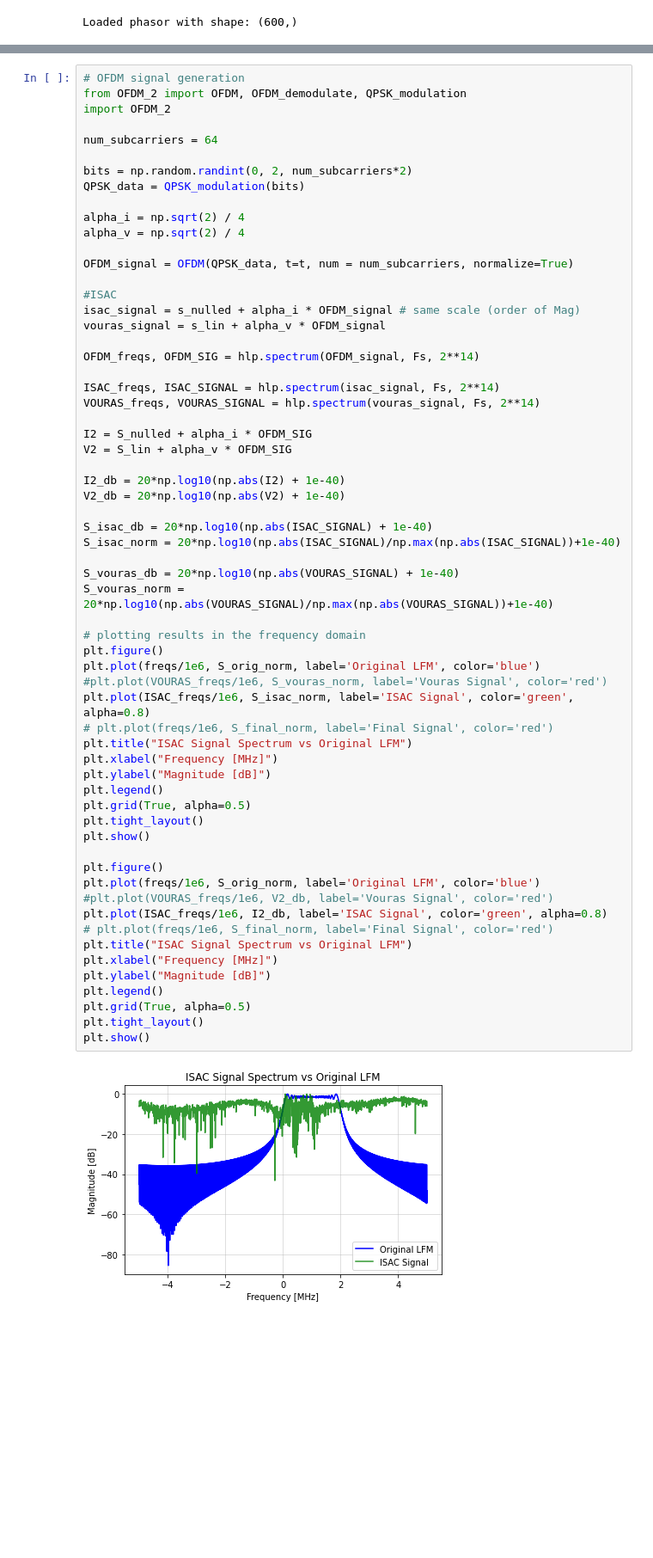
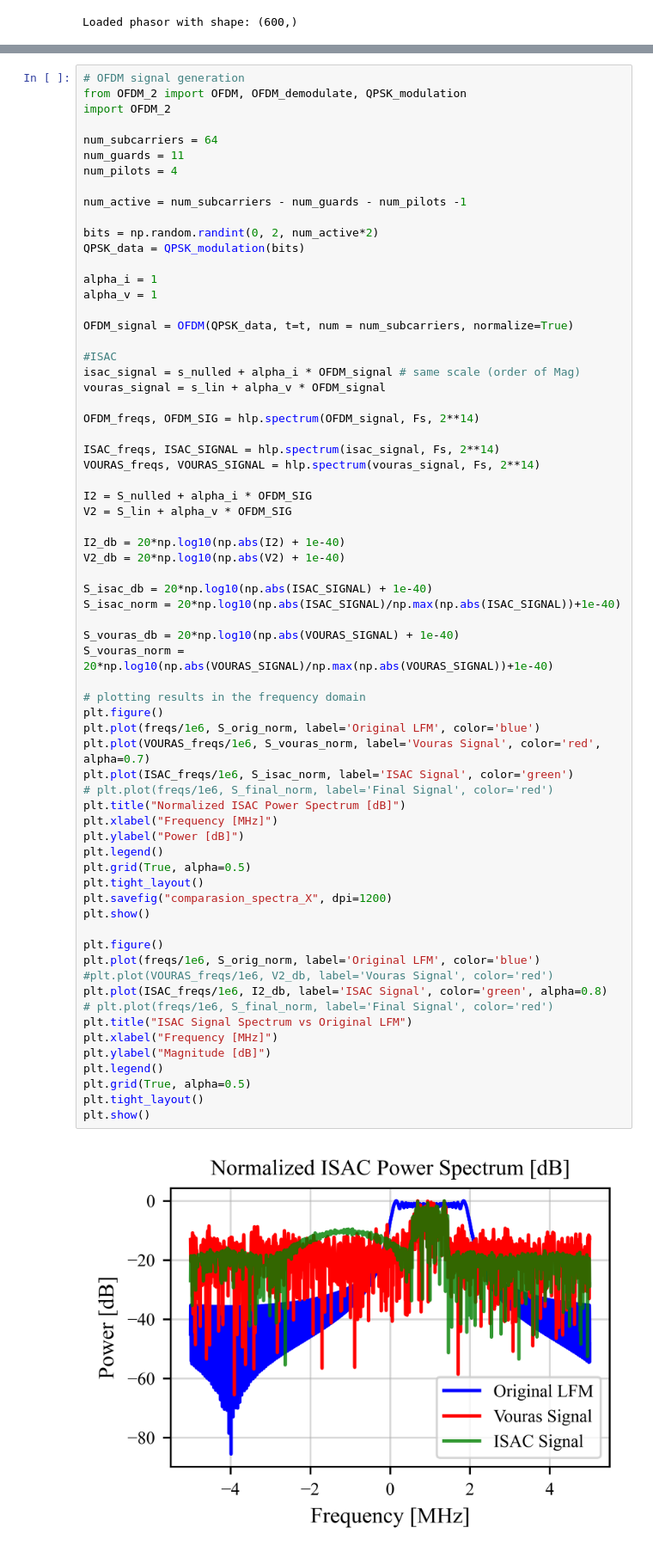
Before and after one commit to OriNik100/Spec_Null, a Jupyter notebook: ofdm_creation.ipynb, the cells around one changed output, grey strips where cells are left out. Shown at 86% size. Cells and saved outputs as stored; diff of their text form; blank space fills up the shorter version.

```diff
--- a/ofdm_creation.ipynb
+++ b/ofdm_creation.ipynb
@@ -58,12 +82,16 @@ from OFDM_2 import OFDM, OFDM_demodulate, QPSK_modulation
 import OFDM_2
 
 num_subcarriers = 64
+num_guards = 11
+num_pilots = 4
 
-bits = np.random.randint(0, 2, num_subcarriers*2)
+num_active = num_subcarriers - num_guards - num_pilots -1
+
+bits = np.random.randint(0, 2, num_active*2)
 QPSK_data = QPSK_modulation(bits)
 
-alpha_i = np.sqrt(2) / 4
-alpha_v = np.sqrt(2) / 4
+alpha_i = 1
+alpha_v = 1
 
 OFDM_signal = OFDM(QPSK_data, t=t, num = num_subcarriers, normalize=True)
 
@@ -84,35 +112,36 @@ V2_db = 20*np.log10(np.abs(V2) + 1e-40)
 
 S_isac_db = 20*np.log10(np.abs(ISAC_SIGNAL) + 1e-40)
 S_isac_norm = 20*np.log10(np.abs(ISAC_SIGNAL)/np.max(np.abs(ISAC_SIGNAL))+1e-40)
 
 S_vouras_db = 20*np.log10(np.abs(VOURAS_SIGNAL) + 1e-40)
 S_vouras_norm = 20*np.log10(np.abs(VOURAS_SIGNAL)/np.max(np.abs(VOURAS_SIGNAL))+1e-40)
 
 # plotting results in the frequency domain
 plt.figure()
 plt.plot(freqs/1e6, S_orig_norm, label='Original LFM', color='blue')
-#plt.plot(VOURAS_freqs/1e6, S_vouras_norm, label='Vouras Signal', color='red')
-plt.plot(ISAC_freqs/1e6, S_isac_norm, label='ISAC Signal', color='green', alpha=0.8)
+plt.plot(VOURAS_freqs/1e6, S_vouras_norm, label='Vouras Signal', color='red', alpha=0.7)
+plt.plot(ISAC_freqs/1e6, S_isac_norm, label='ISAC Signal', color='green')
 # plt.plot(freqs/1e6, S_final_norm, label='Final Signal', color='red')
-plt.title("ISAC Signal Spectrum vs Original LFM")
+plt.title("Normalized ISAC Power Spectrum [dB]")
 plt.xlabel("Frequency [MHz]")
-plt.ylabel("Magnitude [dB]")
+plt.ylabel("Power [dB]")
 plt.legend()
 plt.grid(True, alpha=0.5)
 plt.tight_layout()
+plt.savefig("comparasion_spectra_X", dpi=1200)
 plt.show()
 
 plt.figure()
 plt.plot(freqs/1e6, S_orig_norm, label='Original LFM', color='blue')
 #plt.plot(VOURAS_freqs/1e6, V2_db, label='Vouras Signal', color='red')
 plt.plot(ISAC_freqs/1e6, I2_db, label='ISAC Signal', color='green', alpha=0.8)
 # plt.plot(freqs/1e6, S_final_norm, label='Final Signal', color='red')
 plt.title("ISAC Signal Spectrum vs Original LFM")
 plt.xlabel("Frequency [MHz]")
 plt.ylabel("Magnitude [dB]")
 plt.legend()
 plt.grid(True, alpha=0.5)
 plt.tight_layout()
 plt.show()
 # %% [output]
-[figure, old version]
+[figure, new version]
```
Also changed, not shown: parts of 11 cells of this notebook, 2 other files.
